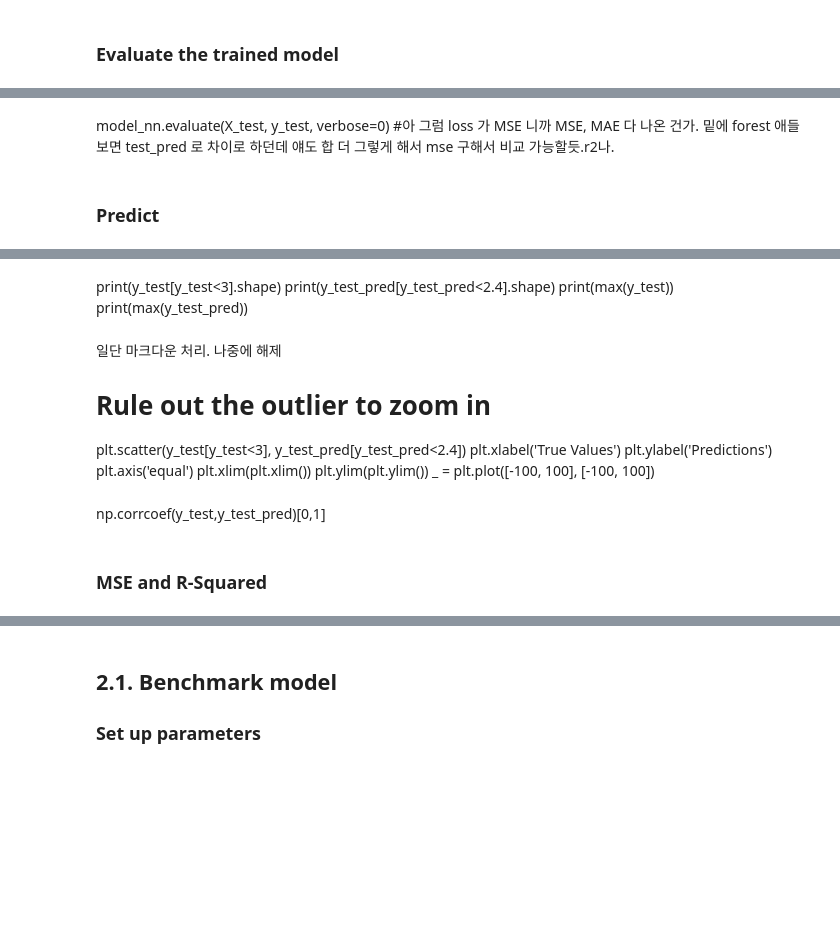
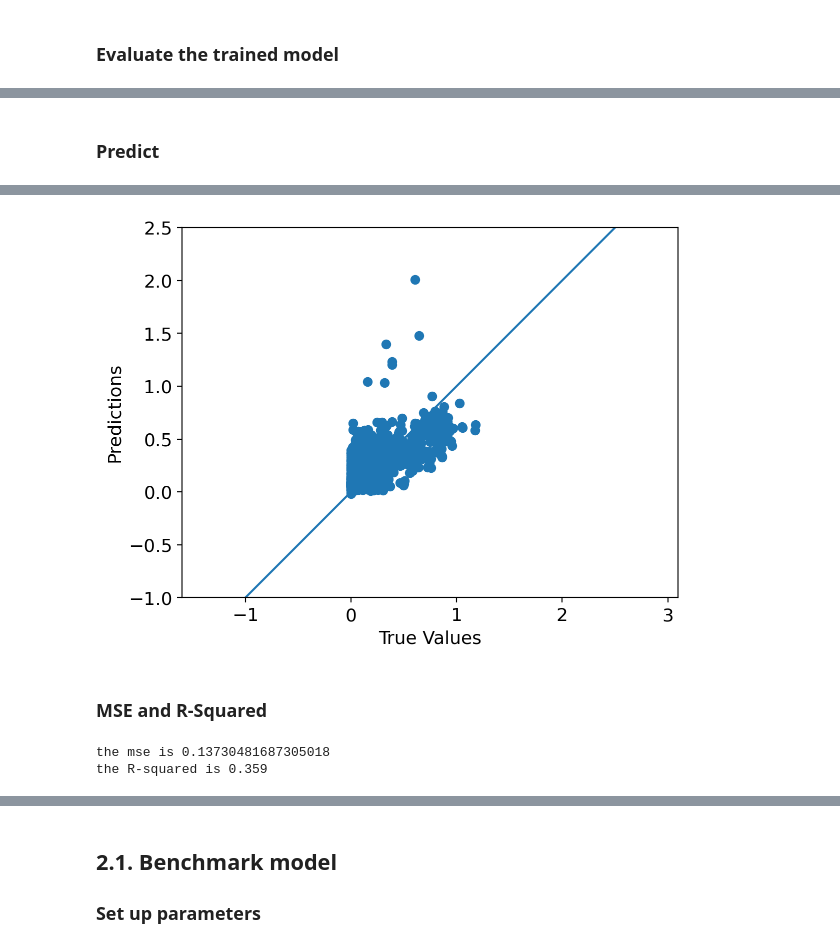
Before and after one commit to hayoun24/ML2022, a Jupyter notebook: ML project_Deforestation.ipynb, the cells around one changed output, grey strips where cells are left out. Saved outputs shown, nothing was run; the diff lists cells and outputs as text; code cells hidden in the pictures; blank space fills up the shorter version.

```diff
--- a/ML project_Deforestation.ipynb
+++ b/ML project_Deforestation.ipynb
@@ -524,5 +244,4 @@ model.compile(loss='mse',optimizer=tf.keras.optimizers.Adam(learning_rate=learni
 # %%
-%time
-grid = GridSearchCV(clf, param_grid=param_grid, cv=3, return_train_score=True)
-grid.fit(X_train, y_train)
+grid = GridSearchCV(clf, param_grid=param_grid, cv=3, return_train_score=True, verbose=0)
+grid.fit(X_train, y_train, verbose=0)
 # %% [output]
@@ -568,9 +301,18 @@ values=['mean_train_score', "mean_test_score"])
 # %%
+#Weight initialization
+#from tensorflow.keras import layers
+#from tensorflow.keras import initializers
+#initializer = tf.keras.initializers.HeNormal(seed=1)
+
+seed = 7
+tf.random.set_seed(seed)
+
 #Model with the best parameters from GridsearchCV
 model_nn = Sequential()
-model_nn.add(Dense(32,  activation=activation,input_shape=(X_train.shape[1],)))
-model_nn.add(Dense(64,  activation=activation))
+model_nn.add(Dense(128,  activation=activation,input_shape=(X_train.shape[1],)))
 model_nn.add(Dense(32,  activation=activation))
+model_nn.add(Dense(32,  activation=activation))
+
 model_nn.add(Dense(y_train.shape[1],  activation='linear'))
 model_nn.summary()
 model_nn.compile(loss='mse',optimizer=tf.keras.optimizers.Adam(learning_rate=learning_rate), metrics=['accuracy'])
@@ -577,16 +337,12 @@ model_nn.compile(loss='mse',optimizer=tf.keras.optimizers.Adam(learning_rate=lea
 # %% [markdown]
 ## fit the training data
 # %%
-# fix random seed for reproducibility
-seed = 7
-tf.random.set_seed(seed)
-
 early_stop = keras.callbacks.EarlyStopping(monitor='val_loss', patience=20)
 history = model_nn.fit(X_train, y_train,
                     batch_size      = minibatch_size,
                     epochs          = 50,
                     validation_split= 0.2,
-                    verbose         = 1,
+                    verbose         = 0,
                     callbacks       = [early_stop]
                     )
 # %%
@@ -622,13 +371,12 @@ print("Testing set Mean Abs Error: {:7.2f}".format(mae))
-# %% [markdown]
-model_nn.evaluate(X_test, y_test, verbose=0)  #아 그럼 loss 가 MSE 니까 MSE, MAE 다 나온 건가. 밑에 forest 애들 보면 test_pred 로 차이로 하던데 얘도 합 더 그렇게 해서  mse 구해서 비교 가능할듯.r2나.
 # %% [markdown]
 ### Predict
 # %%
-y_test_pred = model_nn.predict(X_test)
-plt.scatter(y_test, y_test_pred)
+test_pred_nn = model_nn.predict(X_test)
+plt.scatter(y_test, test_pred_nn)
 plt.xlabel('True Values')
 plt.ylabel('Predictions')
 plt.axis('equal')
-plt.xlim([-1,3])
-plt.ylim([-1,3])
+plt.xlim([-1,2.5])
+plt.ylim([-1,2.5])
 _ = plt.plot([-100, 100], [-100, 100])
+# %% [output]
@@ -635,28 +384,15 @@ _ = plt.plot([-100, 100], [-100, 100])
+[figure, added]
-# %% [markdown]
-print(y_test[y_test<3].shape)
-print(y_test_pred[y_test_pred<2.4].shape)
-print(max(y_test))
-print(max(y_test_pred))
-# %% [markdown]
-일단 마크다운 처리. 나중에 해제
-# Rule out the outlier to zoom in
-plt.scatter(y_test[y_test<3], y_test_pred[y_test_pred<2.4])
-plt.xlabel('True Values')
-plt.ylabel('Predictions')
-plt.axis('equal')
-plt.xlim(plt.xlim())
-plt.ylim(plt.ylim())
-_ = plt.plot([-100, 100], [-100, 100])
-# %% [markdown]
-np.corrcoef(y_test,y_test_pred)[0,1]
 # %% [markdown]
 ### MSE and R-Squared
 # %%
-mse_nn = mean_squared_error(y_test, y_test_pred)
+mse_nn = mean_squared_error(y_test, test_pred_nn)
 print(f'the mse is {mse_nn}')
 
-r2_score(y_test,y_test_pred)
-print("the R-squared is {:.3f}".format(r2_score(y_test,y_test_pred)))
+r2_score(y_test,test_pred_nn)
+print("the R-squared is {:.3f}".format(r2_score(y_test,test_pred_nn)))
 
-r2_score_nn=r2_score(y_test,y_test_pred)  #For later comparison
+r2_score_nn=r2_score(y_test,test_pred_nn)  #For later comparison
+# %% [output]
+the mse is 0.13730481687305018
+the R-squared is 0.359
 # %%
```
Also changed, not shown: parts of 92 cells of this notebook, 1 other file.
